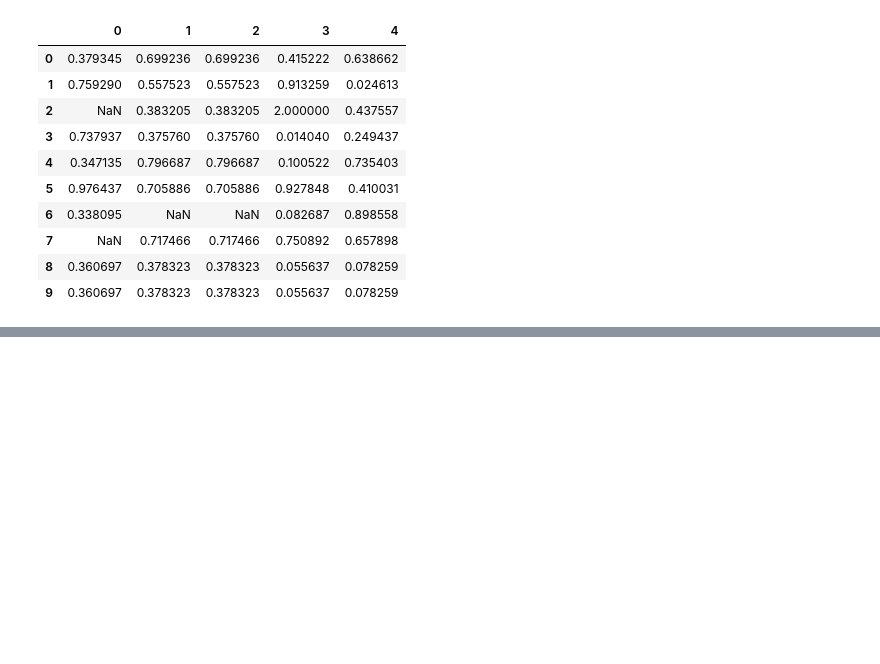
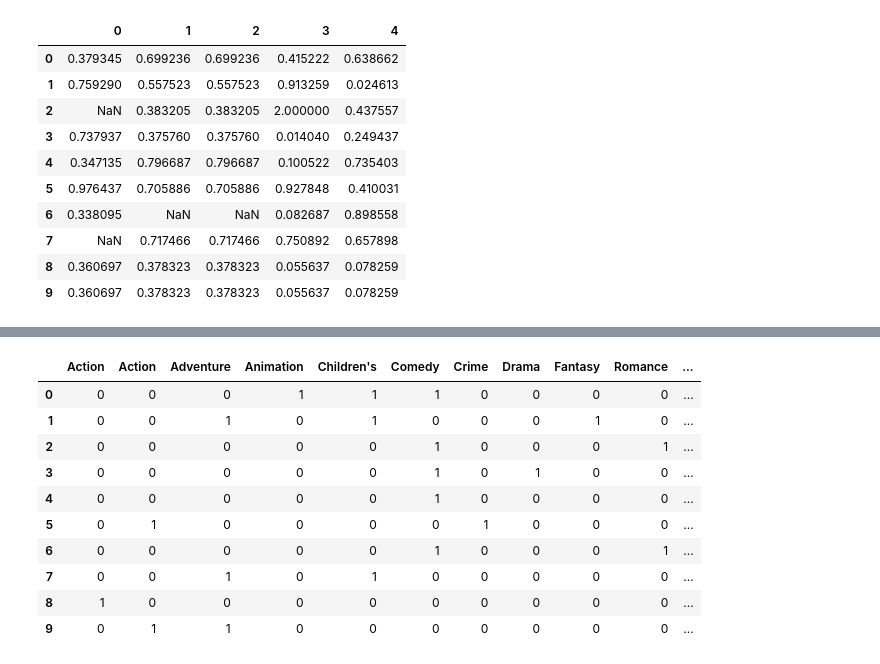
Before and after one commit to FaizAzhar/DataScience-studies, a Jupyter notebook: Notebook Tutorial.ipynb, the cells around one changed output, grey strips where cells are left out. Cells and saved outputs as stored; diff of their text form; code cells hidden in the pictures; blank space fills up the shorter version.

```diff
--- a/Notebook Tutorial.ipynb
+++ b/Notebook Tutorial.ipynb
@@ -876,0 +879,7 @@ df
+# %%
+import pandas as pd
+import numpy as np
+
+oMovie = {'movie_id':np.arange(1,11), 'title':['Toy Story', 'Jumanji', 'Grumpier Old Man', 'Waiting to exhale', 'Father of the bride','Heat','Sabrina','Tom and Huck','Sudden death','goldeneye'], 'genres':["Animation|Children's|Comedy","Adventure|Children's|Fantasy","Comedy|Romance","Comedy|Drama","Comedy","Action|Crime|Thriller","Comedy|Romance","Adventure|Children's"," Action","Action|Adventure|Thriller"]}
+oMovie = pd.DataFrame(oMovie)
+oMovie
@@ -876,0 +898,15 @@ df
+# %%
+dummies = oMovie['genres'].str.get_dummies("|")
+dummies
+# %% [output]
+|  | Action | Action | Adventure | Animation | Children's | Comedy | Crime | Drama | Fantasy | Romance | ... |
+| 0 | 0 | 0 | 0 | 1 | 1 | 1 | 0 | 0 | 0 | 0 | ... |
+| 1 | 0 | 0 | 1 | 0 | 1 | 0 | 0 | 0 | 1 | 0 | ... |
+| 2 | 0 | 0 | 0 | 0 | 0 | 1 | 0 | 0 | 0 | 1 | ... |
+| 3 | 0 | 0 | 0 | 0 | 0 | 1 | 0 | 1 | 0 | 0 | ... |
+| 4 | 0 | 0 | 0 | 0 | 0 | 1 | 0 | 0 | 0 | 0 | ... |
+| 5 | 0 | 1 | 0 | 0 | 0 | 0 | 1 | 0 | 0 | 0 | ... |
+| 6 | 0 | 0 | 0 | 0 | 0 | 1 | 0 | 0 | 0 | 1 | ... |
+| 7 | 0 | 0 | 1 | 0 | 1 | 0 | 0 | 0 | 0 | 0 | ... |
+| 8 | 1 | 0 | 0 | 0 | 0 | 0 | 0 | 0 | 0 | 0 | ... |
+| 9 | 0 | 1 | 1 | 0 | 0 | 0 | 0 | 0 | 0 | 0 | ... |
```
Also changed, not shown: parts of 4 cells of this notebook.
